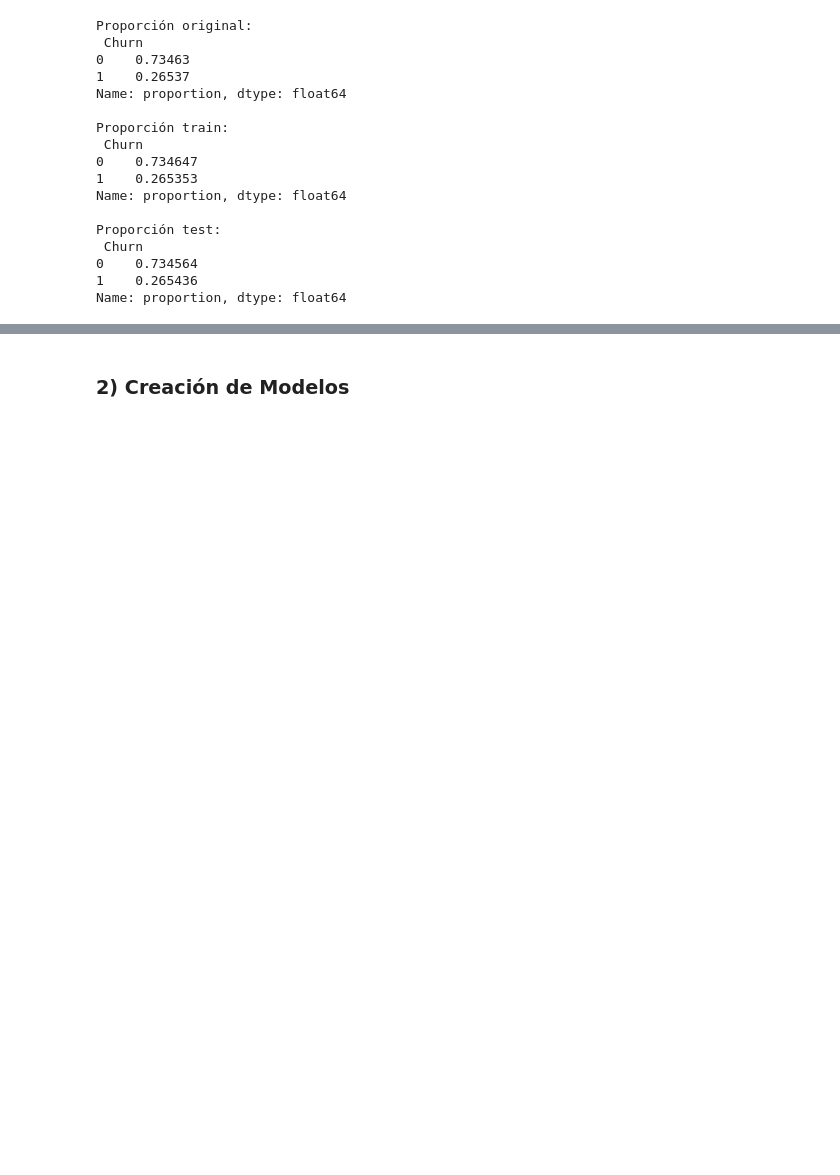
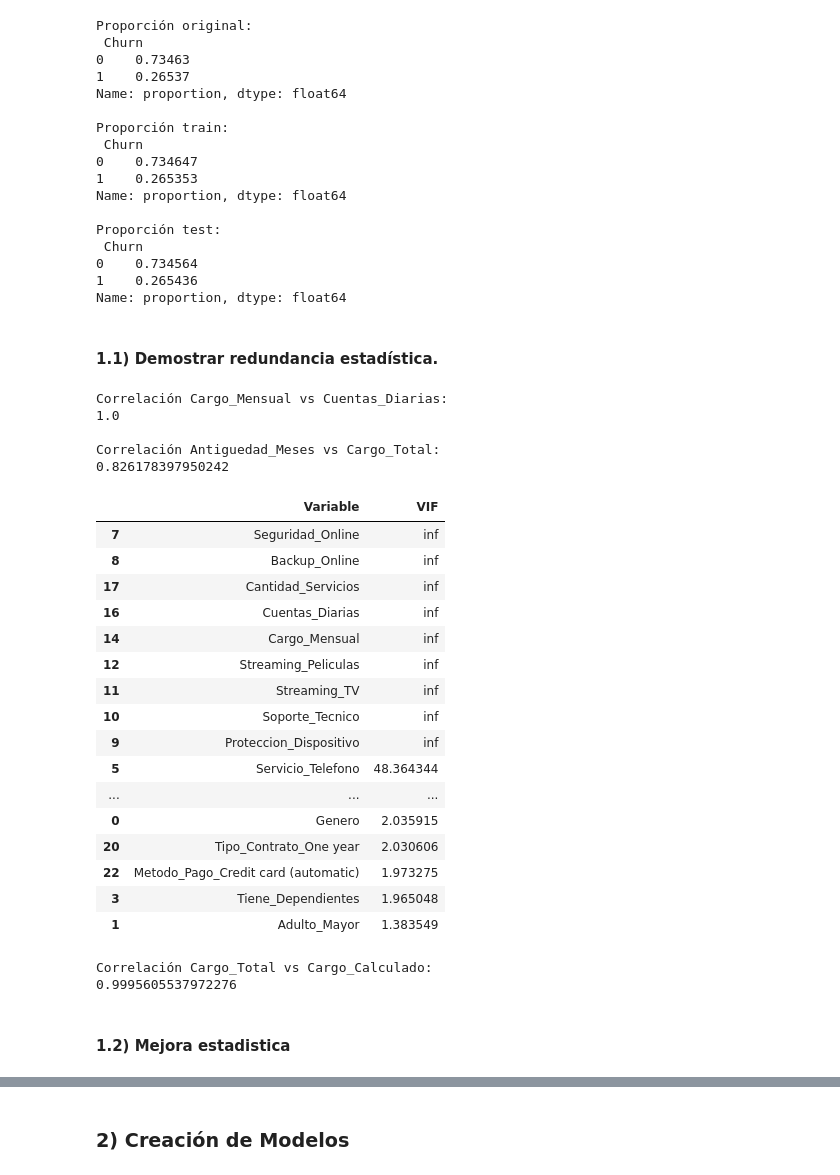
Before and after one commit to JuanCosco/TelecomX2JCT, a Jupyter notebook: DataScience.ipynb, the cells around one changed output, grey strips where cells are left out. Cells and saved outputs as stored; diff of their text form; code cells hidden in the pictures; blank space fills up the shorter version.

```diff
--- a/DataScience.ipynb
+++ b/DataScience.ipynb
@@ -364,3 +364,61 @@ Proporción test:
 0    0.734564
 1    0.265436
 Name: proportion, dtype: float64
+# %% [markdown]
+#### 1.1) Demostrar redundancia estadística.
+# %%
+print("Correlación Cargo_Mensual vs Cuentas_Diarias:")
+print(df["Cargo_Mensual"].corr(df["Cuentas_Diarias"]))
+
+print("\nCorrelación Antiguedad_Meses vs Cargo_Total:")
+print(df["Antiguedad_Meses"].corr(df["Cargo_Total"]))
+
+#Esto es para evaluar modelos de clasificación, como Random Forest, Logistic Regression, etc.
+# %% [output]
+Correlación Cargo_Mensual vs Cuentas_Diarias:
+1.0
+
+Correlación Antiguedad_Meses vs Cargo_Total:
+0.826178397950242
+# %%
+from statsmodels.stats.outliers_influence import variance_inflation_factor
+import pandas as pd
+
+X_vif = X_train.copy()
+
+vif_data = pd.DataFrame()
+vif_data["Variable"] = X_vif.columns
+vif_data["VIF"] = [
+    variance_inflation_factor(X_vif.values, i)
+    for i in range(X_vif.shape[1])
+]
+
+vif_data.sort_values("VIF", ascending=False)
+# %% [output]
+|  | Variable | VIF |
+| 7 | Seguridad_Online | inf |
+| 8 | Backup_Online | inf |
+| 17 | Cantidad_Servicios | inf |
+| 16 | Cuentas_Diarias | inf |
+| 14 | Cargo_Mensual | inf |
+| 12 | Streaming_Peliculas | inf |
+| 11 | Streaming_TV | inf |
+| 10 | Soporte_Tecnico | inf |
+| 9 | Proteccion_Dispositivo | inf |
+| 5 | Servicio_Telefono | 48.364344 |
+| ... | ... | ... |
+| 0 | Genero | 2.035915 |
+| 20 | Tipo_Contrato_One year | 2.030606 |
+| 22 | Metodo_Pago_Credit card (automatic) | 1.973275 |
+| 3 | Tiene_Dependientes | 1.965048 |
+| 1 | Adulto_Mayor | 1.383549 |
+# %%
+df["Cargo_Calculado"] = df["Antiguedad_Meses"] * df["Cargo_Mensual"]
+
+print("Correlación Cargo_Total vs Cargo_Calculado:")
+print(df["Cargo_Total"].corr(df["Cargo_Calculado"]))
+# %% [output]
+Correlación Cargo_Total vs Cargo_Calculado:
+0.9995605537972276
+# %% [markdown]
+#### 1.2) Mejora estadistica
```
Also changed, not shown: parts of 7 cells of this notebook.
